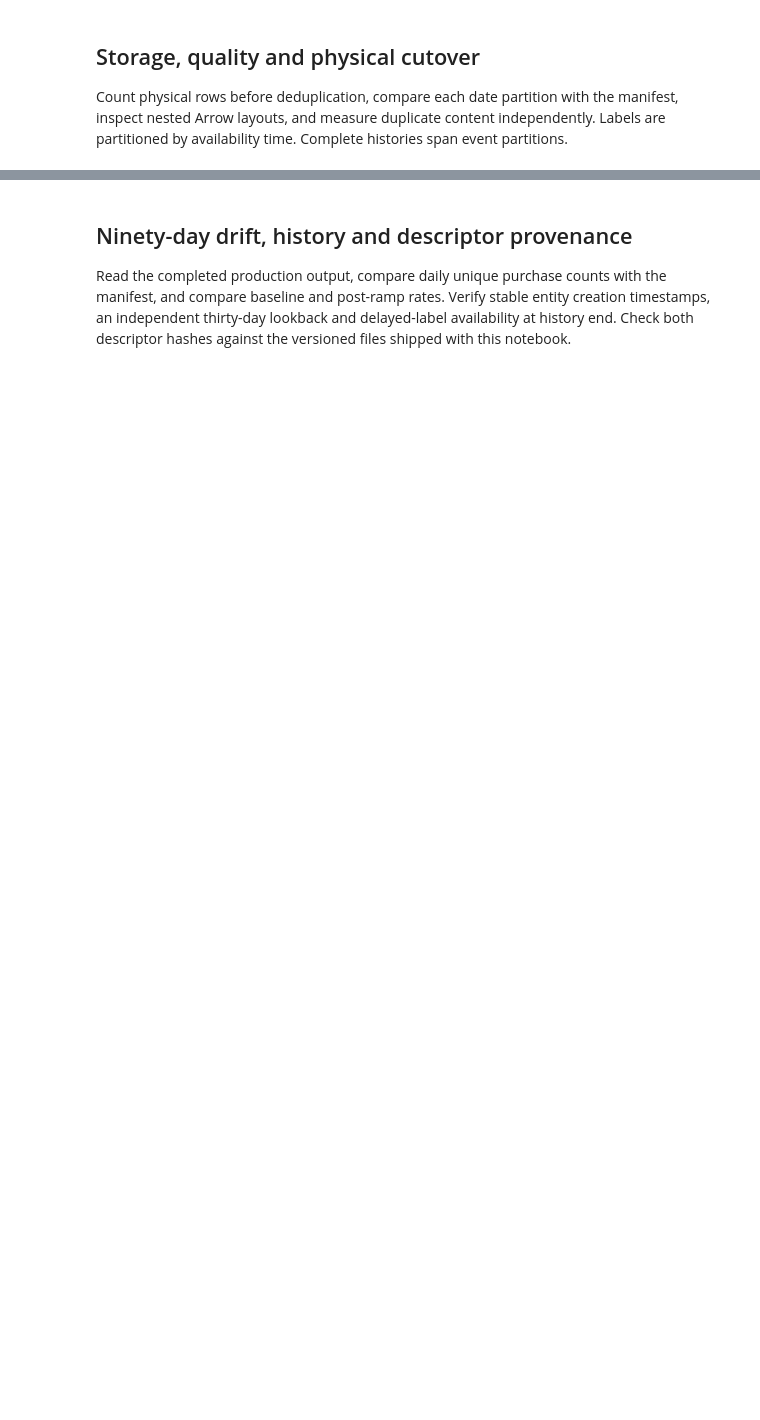
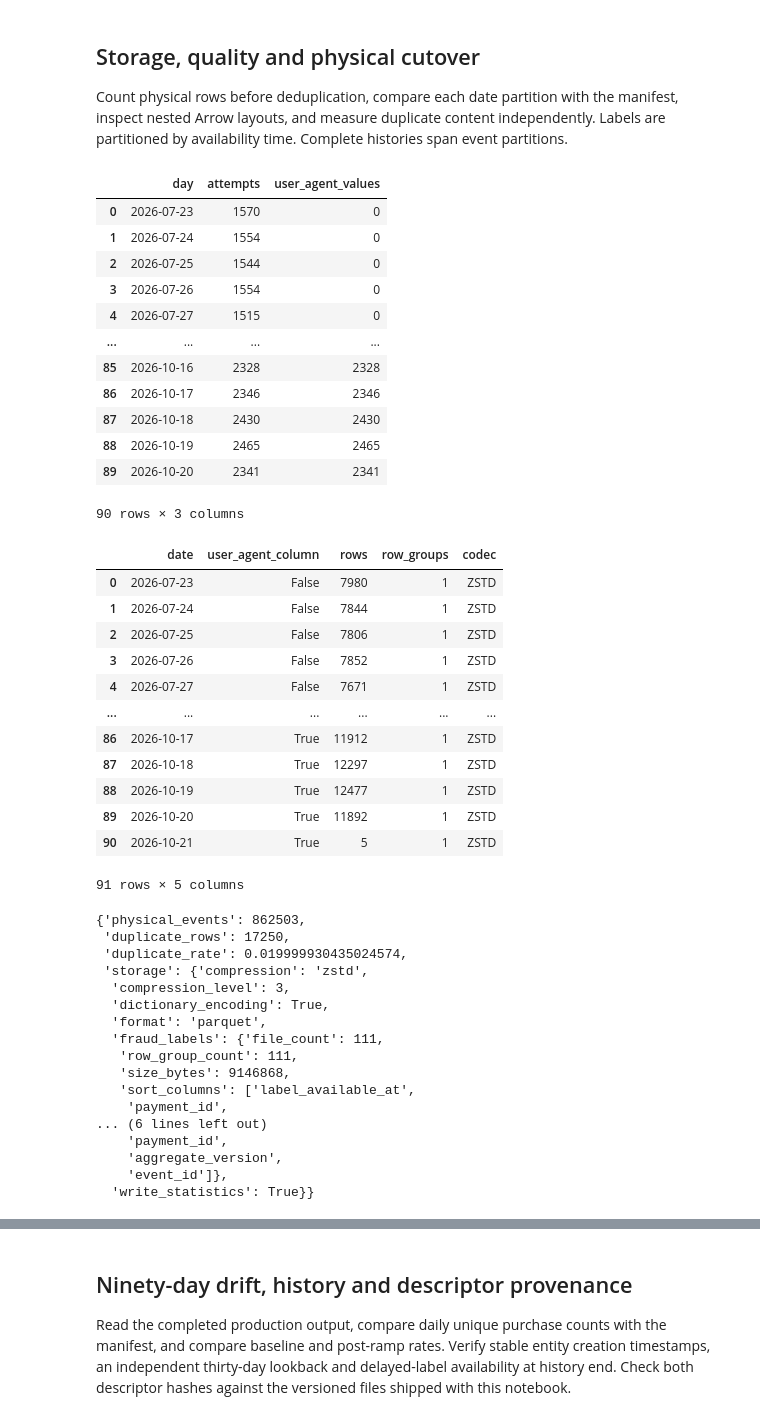
Before and after one commit to phuchoang2603/realtime-credit-card-fraud-detection, a Jupyter notebook: src/simulator/notebooks/historical-90d-sanity.ipynb, the cells around one changed output, grey strips where cells are left out. Cells and saved outputs as stored; diff of their text form; code cells hidden in the pictures; blank space fills up the shorter version.

```diff
--- a/src/simulator/notebooks/historical-90d-sanity.ipynb
+++ b/src/simulator/notebooks/historical-90d-sanity.ipynb
@@ -87,7 +104,7 @@ display(provenance)
 
 Count physical rows before deduplication, compare each date partition with the manifest, inspect nested Arrow layouts, and measure duplicate content independently. Labels are partitioned by availability time. Complete histories span event partitions.
 # %%
-con = duckdb.connect(config={"threads": 2, "memory_limit": "1GiB"})
+con = duckdb.connect(config={"threads": 2, "memory_limit": "1GiB", "TimeZone": "UTC"})
 for name in ("payment_events", "fraud_labels"):
     paths = sorted((cache / name).rglob("*.parquet"))
     con.read_parquet([str(p) for p in paths], union_by_name=True, hive_partitioning=False).create_view(name)
@@ -113,33 +130,77 @@ for path in sorted((cache / "payment_events").rglob("*.parquet")):
             "rows": file.metadata.num_rows,
             "row_groups": file.metadata.num_row_groups,
             "codec": file.metadata.row_group(0).column(0).compression,
         }
     )
 duplicates = con.sql("SELECT count(*) - count(DISTINCT event_id) FROM payment_events").fetchone()[0]
 row_count = con.sql("SELECT count(*) FROM payment_events").fetchone()[0]
 assert duplicates == manifest["observed"]["duplicate_events"]
 conflicts = con.sql(
     "SELECT count(*) FROM (SELECT event_id FROM payment_events e GROUP BY event_id HAVING count(DISTINCT to_json(e)) > 1)"
 ).fetchone()[0]
 assert conflicts == 0
 cutover_nulls = con.sql("""SELECT CAST(occurred_at AS DATE) AS day,
   count(*) AS attempts,
   count(attempt_started.signals.user_agent_family) AS user_agent_values
 FROM payment_events WHERE attempt_started IS NOT NULL GROUP BY day ORDER BY day""").df()
 assert all(
     (row.user_agent_values == 0 if str(row.day.date()) < cutover else row.user_agent_values == row.attempts)
     for row in cutover_nulls.itertuples()
 )
 display(cutover_nulls)
 display(pd.DataFrame(physical))
 display(
     {
         "physical_events": row_count,
         "duplicate_rows": duplicates,
         "duplicate_rate": duplicates / row_count,
         "storage": manifest["storage"],
     }
 )
+# %% [output]
+|  | day | attempts | user_agent_values |
+| 0 | 2026-07-23 | 1570 | 0 |
+| 1 | 2026-07-24 | 1554 | 0 |
+| 2 | 2026-07-25 | 1544 | 0 |
+| 3 | 2026-07-26 | 1554 | 0 |
+| 4 | 2026-07-27 | 1515 | 0 |
+| ... | ... | ... | ... |
+| 85 | 2026-10-16 | 2328 | 2328 |
+| 86 | 2026-10-17 | 2346 | 2346 |
+| 87 | 2026-10-18 | 2430 | 2430 |
+| 88 | 2026-10-19 | 2465 | 2465 |
+| 89 | 2026-10-20 | 2341 | 2341 |
+90 rows × 3 columns
+|  | date | user_agent_column | rows | row_groups | codec |
+| 0 | 2026-07-23 | False | 7980 | 1 | ZSTD |
+| 1 | 2026-07-24 | False | 7844 | 1 | ZSTD |
+| 2 | 2026-07-25 | False | 7806 | 1 | ZSTD |
+| 3 | 2026-07-26 | False | 7852 | 1 | ZSTD |
+| 4 | 2026-07-27 | False | 7671 | 1 | ZSTD |
+| ... | ... | ... | ... | ... | ... |
+| 86 | 2026-10-17 | True | 11912 | 1 | ZSTD |
+| 87 | 2026-10-18 | True | 12297 | 1 | ZSTD |
+| 88 | 2026-10-19 | True | 12477 | 1 | ZSTD |
+| 89 | 2026-10-20 | True | 11892 | 1 | ZSTD |
+| 90 | 2026-10-21 | True | 5 | 1 | ZSTD |
+91 rows × 5 columns
+{'physical_events': 862503,
+ 'duplicate_rows': 17250,
+ 'duplicate_rate': 0.019999930435024574,
+ 'storage': {'compression': 'zstd',
+  'compression_level': 3,
+  'dictionary_encoding': True,
+  'format': 'parquet',
+  'fraud_labels': {'file_count': 111,
+   'row_group_count': 111,
+   'size_bytes': 9146868,
+   'sort_columns': ['label_available_at',
+    'payment_id',
+... (6 lines left out)
+    'payment_id',
+    'aggregate_version',
+    'event_id']},
+  'write_statistics': True}}
 # %%
 con.sql("CREATE VIEW canonical AS SELECT DISTINCT * FROM payment_events")
 con.sql("""CREATE VIEW attempts AS
```
Also changed, not shown: parts of 6 cells of this notebook, 13 other files.
